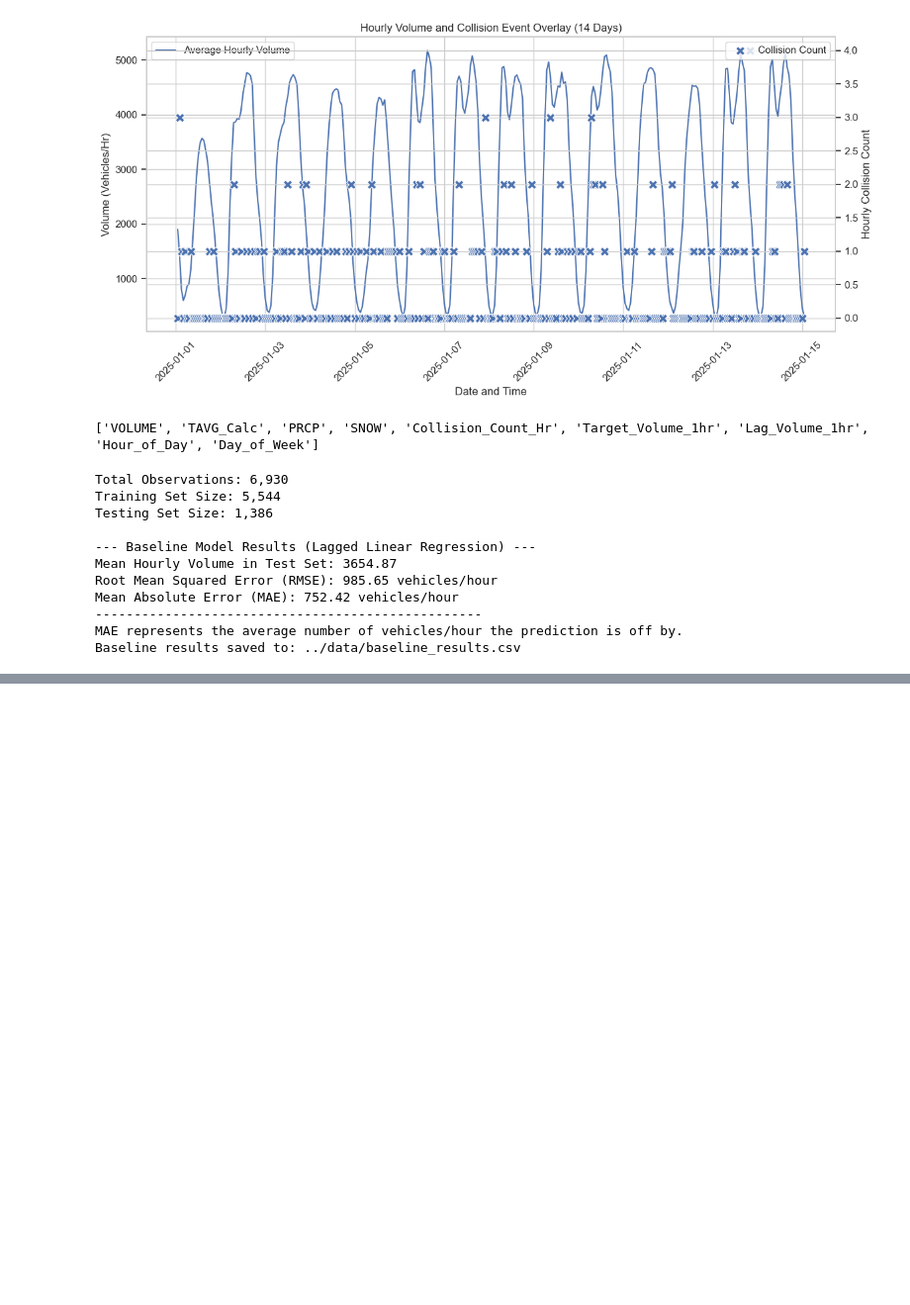
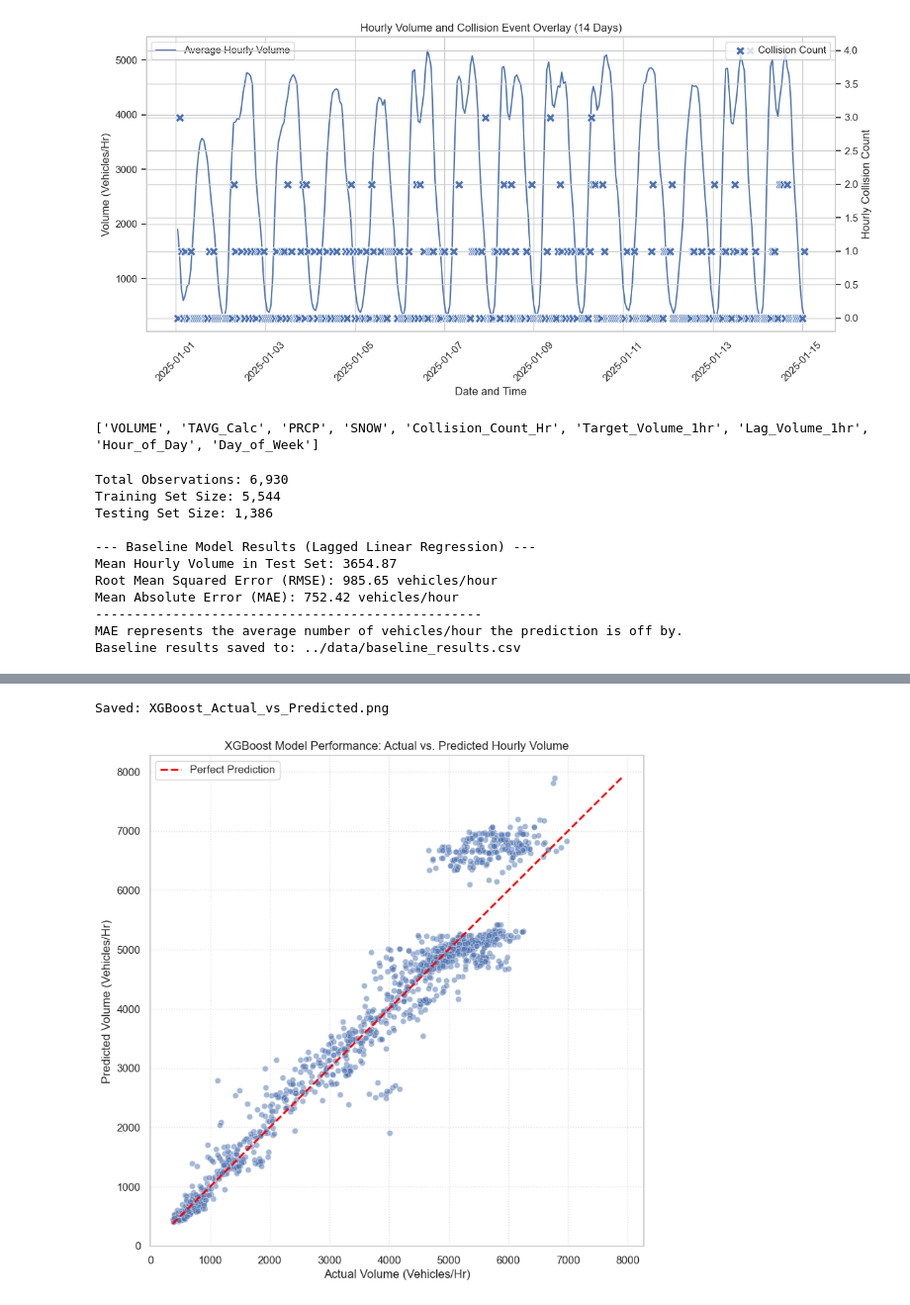
Before and after one commit to belvilleh/group_project, a Jupyter notebook: code/TrafficStudy.ipynb, the cells around one changed output, grey strips where cells are left out. Shown at 99% size. Saved outputs shown, nothing was run; the diff lists cells and outputs as text; code cells hidden in the pictures; blank space fills up the shorter version.

```diff
--- a/code/TrafficStudy.ipynb
+++ b/code/TrafficStudy.ipynb
@@ -413,0 +633,35 @@ Baseline results saved to: ../data/baseline_results.csv
+# %%
+# --- VISUALIZATION: ACTUAL VS. PREDICTED PLOT ---
+
+import matplotlib.pyplot as plt
+import seaborn as sns
+import pandas as pd
+
+# Create a DataFrame for visualization using the test set (using the y_pred_final from above)
+df_results_plot = pd.DataFrame({
+    'Actual Volume': y_test,             # y_test comes from the training cell
+    'Predicted Volume': y_pred_final,    # y_pred_final comes from the tuning cell
+    'Residuals': y_test - y_pred_final
+})
+
+plt.figure(figsize=(9, 9))
+sns.scatterplot(x='Actual Volume', y='Predicted Volume', data=df_results_plot, alpha=0.5)
+
+# Plot the 45-degree line of perfect prediction
+max_val = max(y_test.max(), y_pred_final.max())
+min_val = min(y_test.min(), y_pred_final.min())
+
+plt.plot([min_val, max_val], [min_val, max_val],
+         color='red', linestyle='--', linewidth=2, label='Perfect Prediction')
+
+plt.title('XGBoost Model Performance: Actual vs. Predicted Hourly Volume')
+plt.xlabel('Actual Volume (Vehicles/Hr)')
+plt.ylabel('Predicted Volume (Vehicles/Hr)')
+plt.legend()
+plt.grid(True, linestyle=':', alpha=0.6)
+
+plt.savefig('../data/XGBoost_Actual_vs_Predicted.png')
+print("Saved: XGBoost_Actual_vs_Predicted.png")
+# %% [output]
+Saved: XGBoost_Actual_vs_Predicted.png
+[figure, added]
```
Also changed, not shown: parts of 4 cells of this notebook, 4 other files.
